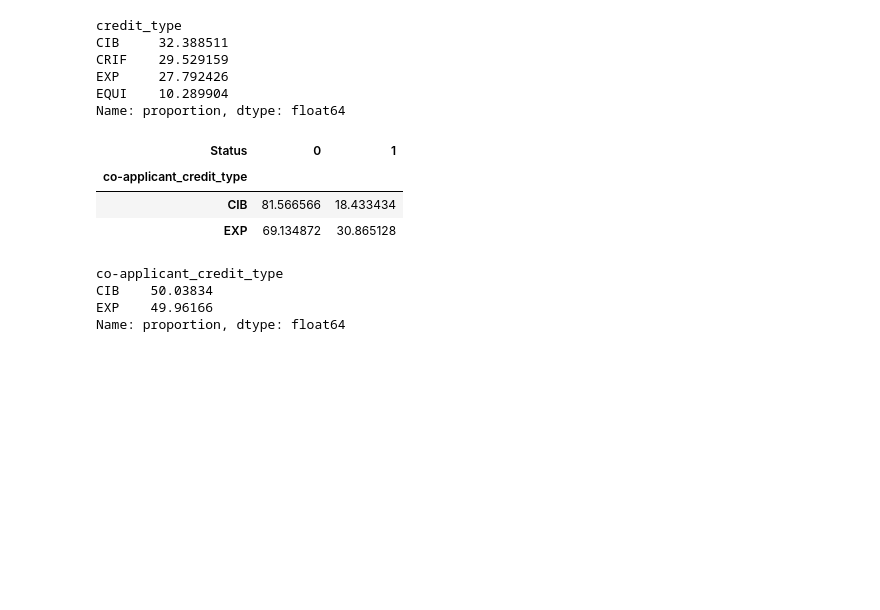
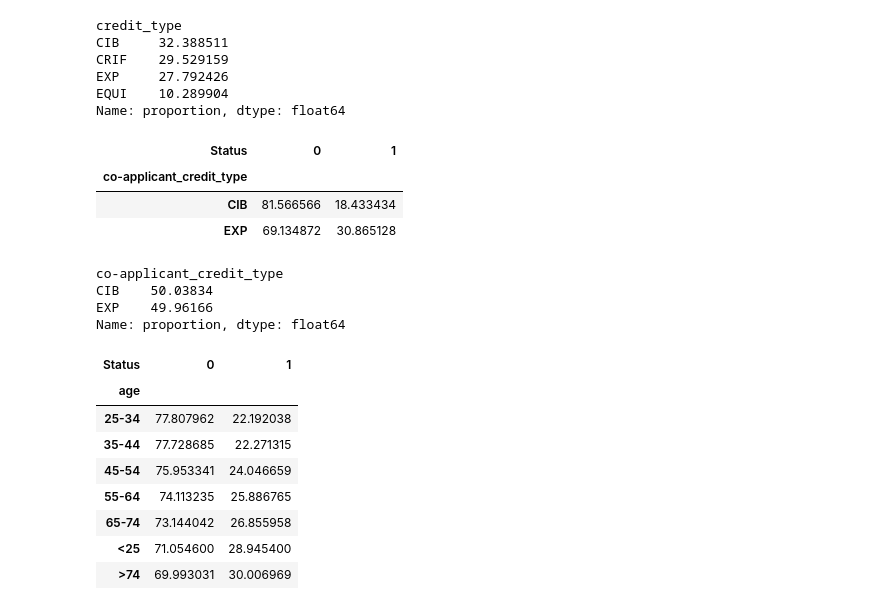
Before and after one commit to YASH280626/loan-default-prediction, a Jupyter notebook: analysis.ipynb, the cells around one changed output. Cells and saved outputs as stored; diff of their text form; code cells hidden in the pictures; blank space fills up the shorter version.

Commit message:
Investigated Age against Default Status

```diff
--- a/analysis.ipynb
+++ b/analysis.ipynb
@@ -649,3 +649,16 @@ co-applicant_credit_type
 CIB    50.03834
 EXP    49.96166
 Name: proportion, dtype: float64
+# %%
+age_status = pd.crosstab(df['age'], df['Status'], normalize='index')*100
+age_status
+# %% [output]
+| Status | 0 | 1 |
+| age |  |  |
+| 25-34 | 77.807962 | 22.192038 |
+| 35-44 | 77.728685 | 22.271315 |
+| 45-54 | 75.953341 | 24.046659 |
+| 55-64 | 74.113235 | 25.886765 |
+| 65-74 | 73.144042 | 26.855958 |
+| <25 | 71.054600 | 28.945400 |
+| >74 | 69.993031 | 30.006969 |
```
